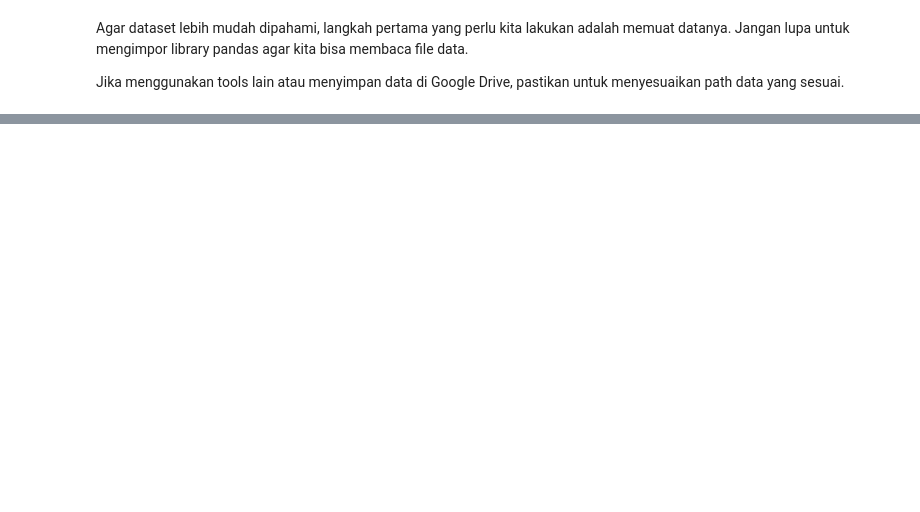
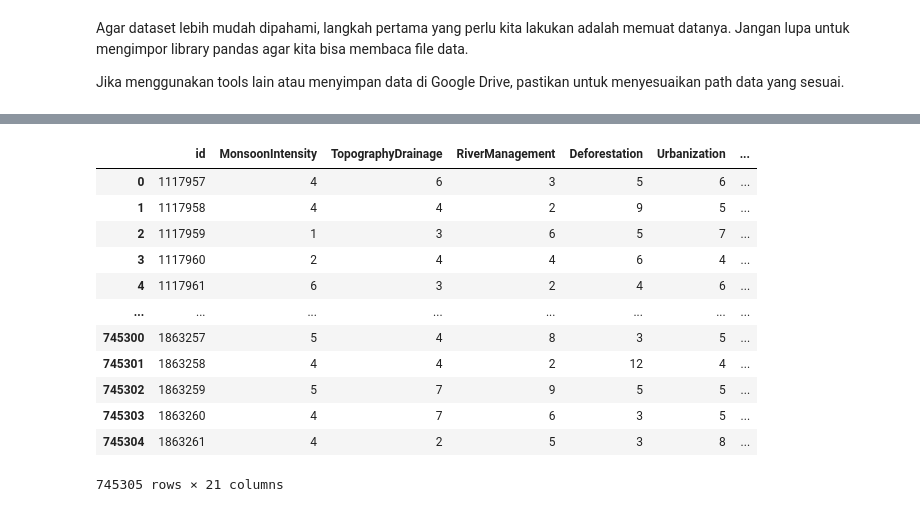
Before and after one commit to Luseat/dicoding_task_project_regession, a Jupyter notebook: dicoding_task_project_regression.ipynb, the cells around one changed output, grey strips where cells are left out. Cells and saved outputs as stored; diff of their text form; code cells hidden in the pictures; blank space fills up the shorter version.

```diff
--- a/dicoding_task_project_regression.ipynb
+++ b/dicoding_task_project_regression.ipynb
@@ -25,0 +26,17 @@ df_train
+# %%
+df_test = pd.read_csv('/content/test.csv')
+df_test
+# %% [output]
+|  | id | MonsoonIntensity | TopographyDrainage | RiverManagement | Deforestation | Urbanization | ... |
+| 0 | 1117957 | 4 | 6 | 3 | 5 | 6 | ... |
+| 1 | 1117958 | 4 | 4 | 2 | 9 | 5 | ... |
+| 2 | 1117959 | 1 | 3 | 6 | 5 | 7 | ... |
+| 3 | 1117960 | 2 | 4 | 4 | 6 | 4 | ... |
+| 4 | 1117961 | 6 | 3 | 2 | 4 | 6 | ... |
+| ... | ... | ... | ... | ... | ... | ... | ... |
+| 745300 | 1863257 | 5 | 4 | 8 | 3 | 5 | ... |
+| 745301 | 1863258 | 4 | 4 | 2 | 12 | 4 | ... |
+| 745302 | 1863259 | 5 | 7 | 9 | 5 | 5 | ... |
+| 745303 | 1863260 | 4 | 7 | 6 | 3 | 5 | ... |
+| 745304 | 1863261 | 4 | 2 | 5 | 3 | 8 | ... |
+745305 rows × 21 columns
```
Also changed, not shown: parts of 17 cells of this notebook.
